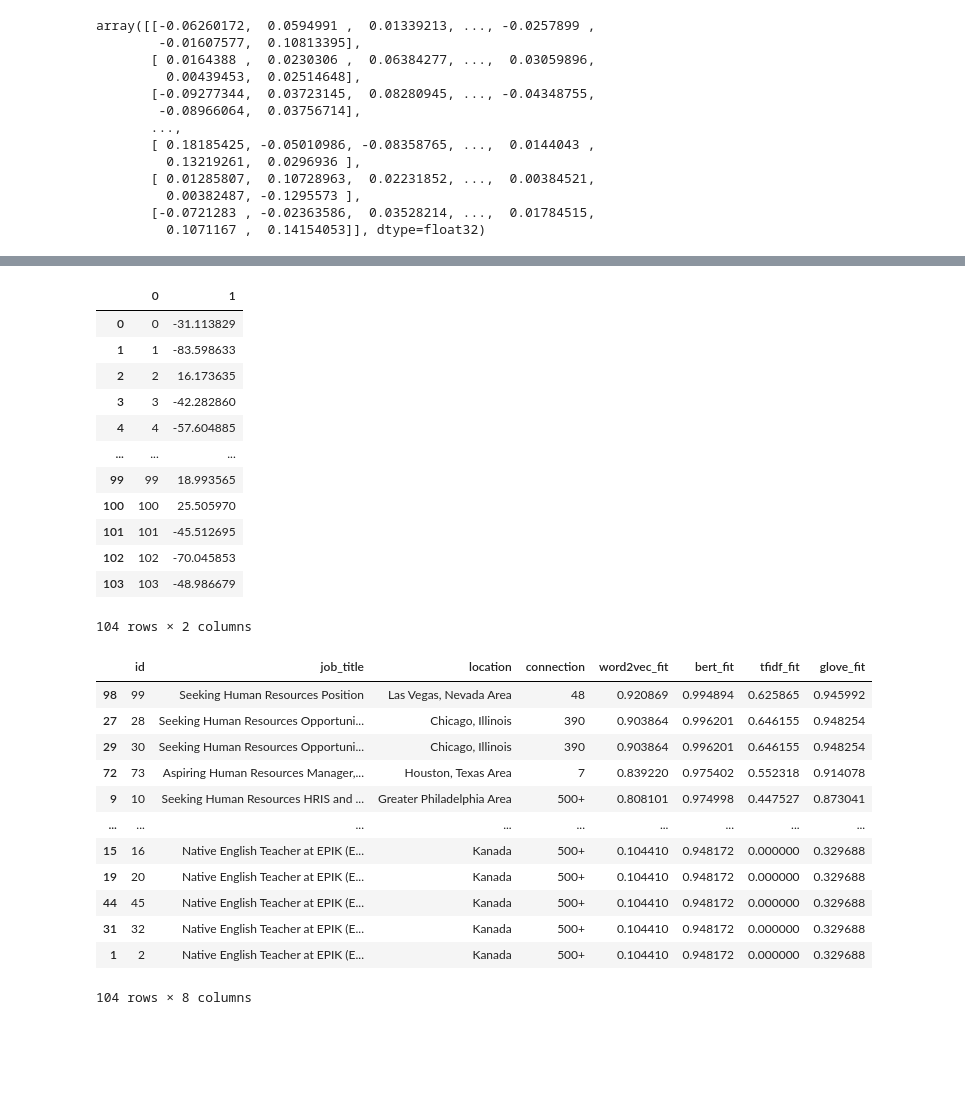
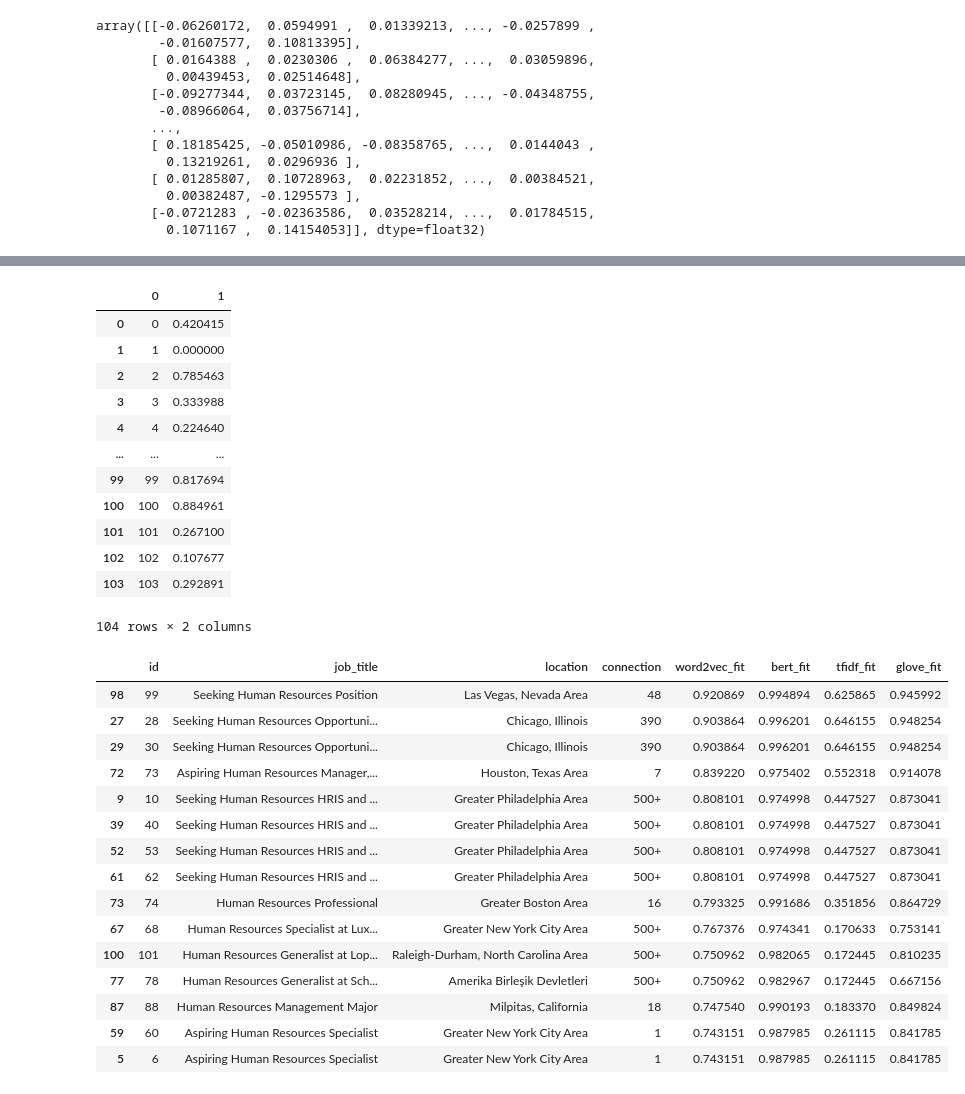
Before and after one commit to c-woo/Potential-Talents, a Jupyter notebook: Untitled.ipynb, the cells around one changed output, grey strips where cells are left out. Drawn from its saved outputs; the diff is of its cells as text; code cells hidden in the pictures; blank space fills up the shorter version.

```diff
--- a/Untitled.ipynb
+++ b/Untitled.ipynb
@@ -329,0 +350,3 @@ glove_list
+# %%
+glove_job_list = glove_list(df, 'seeking human resources')
+glove_job_list
@@ -332,13 +373,12 @@ import gensim.downloader as api
 
 model = api.load("glove-wiki-gigaword-300")
 # %%
-def preprocess(s):
-    return [i.lower() for i in s.split()]
+## create a function to get word vectors using the gensim model
 
 def get_vector(s):
-    return np.sum(np.array([model[i] for i in preprocess(s)]), axis=0)
+    return np.sum(np.array([model[i] for i in s]), axis=0)
 # %%
 glove_vectors = []
 
-for num in range(len(glove_list)):
-    glove_vectors.append(get_vector(glove_list[num]))
+for num in range(len(glove_job_list)):
+    glove_vectors.append(get_vector(glove_job_list[num]))
@@ -345,6 +405,6 @@ for num in range(len(glove_list)):
 # %%
 scores = []
-for num in range(len(glove_list) - 1):
+for num in range(len(glove_job_list) - 1):
     scores.append(1 - spatial.distance.cosine(glove_vectors[num], glove_vectors[-1]))
 
 vector_df['glove_fit'] = scores
@@ -476,33 +572,36 @@ ndcg@10: 0.9998997466715455
 # %%
-test = pd.DataFrame(enumerate(ranker.predict(X)))
+test = pd.DataFrame(enumerate(norm_pred))
 test
 # %% [output]
 |  | 0 | 1 |
-| 0 | 0 | -31.113829 |
-| 1 | 1 | -83.598633 |
-| 2 | 2 | 16.173635 |
-| 3 | 3 | -42.282860 |
-| 4 | 4 | -57.604885 |
+| 0 | 0 | 0.420415 |
+| 1 | 1 | 0.000000 |
+| 2 | 2 | 0.785463 |
+| 3 | 3 | 0.333988 |
+| 4 | 4 | 0.224640 |
 | ... | ... | ... |
-| 99 | 99 | 18.993565 |
-| 100 | 100 | 25.505970 |
-| 101 | 101 | -45.512695 |
-| 102 | 102 | -70.045853 |
-| 103 | 103 | -48.986679 |
+| 99 | 99 | 0.817694 |
+| 100 | 100 | 0.884961 |
+| 101 | 101 | 0.267100 |
+| 102 | 102 | 0.107677 |
+| 103 | 103 | 0.292891 |
 104 rows × 2 columns
 # %%
-vector_df.sort_values('word2vec_fit', ascending=False).head()
+vector_df.sort_values('word2vec_fit', ascending=False).head(15)
 # %% [output]
 |  | id | job_title | location | connection | word2vec_fit | bert_fit | tfidf_fit | glove_fit |
 | 98 | 99 | Seeking Human Resources Position | Las Vegas, Nevada Area | 48 | 0.920869 | 0.994894 | 0.625865 | 0.945992 |
 | 27 | 28 | Seeking Human Resources Opportuni... | Chicago, Illinois | 390 | 0.903864 | 0.996201 | 0.646155 | 0.948254 |
 | 29 | 30 | Seeking Human Resources Opportuni... | Chicago, Illinois | 390 | 0.903864 | 0.996201 | 0.646155 | 0.948254 |
 | 72 | 73 | Aspiring Human Resources Manager,... | Houston, Texas Area | 7 | 0.839220 | 0.975402 | 0.552318 | 0.914078 |
 | 9 | 10 | Seeking Human Resources HRIS and ... | Greater Philadelphia Area | 500+ | 0.808101 | 0.974998 | 0.447527 | 0.873041 |
-| ... | ... | ... | ... | ... | ... | ... | ... | ... |
-| 15 | 16 | Native English Teacher at EPIK (E... | Kanada | 500+ | 0.104410 | 0.948172 | 0.000000 | 0.329688 |
-| 19 | 20 | Native English Teacher at EPIK (E... | Kanada | 500+ | 0.104410 | 0.948172 | 0.000000 | 0.329688 |
-| 44 | 45 | Native English Teacher at EPIK (E... | Kanada | 500+ | 0.104410 | 0.948172 | 0.000000 | 0.329688 |
-| 31 | 32 | Native English Teacher at EPIK (E... | Kanada | 500+ | 0.104410 | 0.948172 | 0.000000 | 0.329688 |
-| 1 | 2 | Native English Teacher at EPIK (E... | Kanada | 500+ | 0.104410 | 0.948172 | 0.000000 | 0.329688 |
+| 39 | 40 | Seeking Human Resources HRIS and ... | Greater Philadelphia Area | 500+ | 0.808101 | 0.974998 | 0.447527 | 0.873041 |
+| 52 | 53 | Seeking Human Resources HRIS and ... | Greater Philadelphia Area | 500+ | 0.808101 | 0.974998 | 0.447527 | 0.873041 |
+| 61 | 62 | Seeking Human Resources HRIS and ... | Greater Philadelphia Area | 500+ | 0.808101 | 0.974998 | 0.447527 | 0.873041 |
+| 73 | 74 | Human Resources Professional | Greater Boston Area | 16 | 0.793325 | 0.991686 | 0.351856 | 0.864729 |
+| 67 | 68 | Human Resources Specialist at Lux... | Greater New York City Area | 500+ | 0.767376 | 0.974341 | 0.170633 | 0.753141 |
+| 100 | 101 | Human Resources Generalist at Lop... | Raleigh-Durham, North Carolina Area | 500+ | 0.750962 | 0.982065 | 0.172445 | 0.810235 |
+| 77 | 78 | Human Resources Generalist at Sch... | Amerika Birleşik Devletleri | 500+ | 0.750962 | 0.982967 | 0.172445 | 0.667156 |
+| 87 | 88 | Human Resources Management Major | Milpitas, California | 18 | 0.747540 | 0.990193 | 0.183370 | 0.849824 |
+| 59 | 60 | Aspiring Human Resources Specialist | Greater New York City Area | 1 | 0.743151 | 0.987985 | 0.261115 | 0.841785 |
+| 5 | 6 | Aspiring Human Resources Specialist | Greater New York City Area | 1 | 0.743151 | 0.987985 | 0.261115 | 0.841785 |
-104 rows × 8 columns
```
Also changed, not shown: parts of 55 cells of this notebook.
